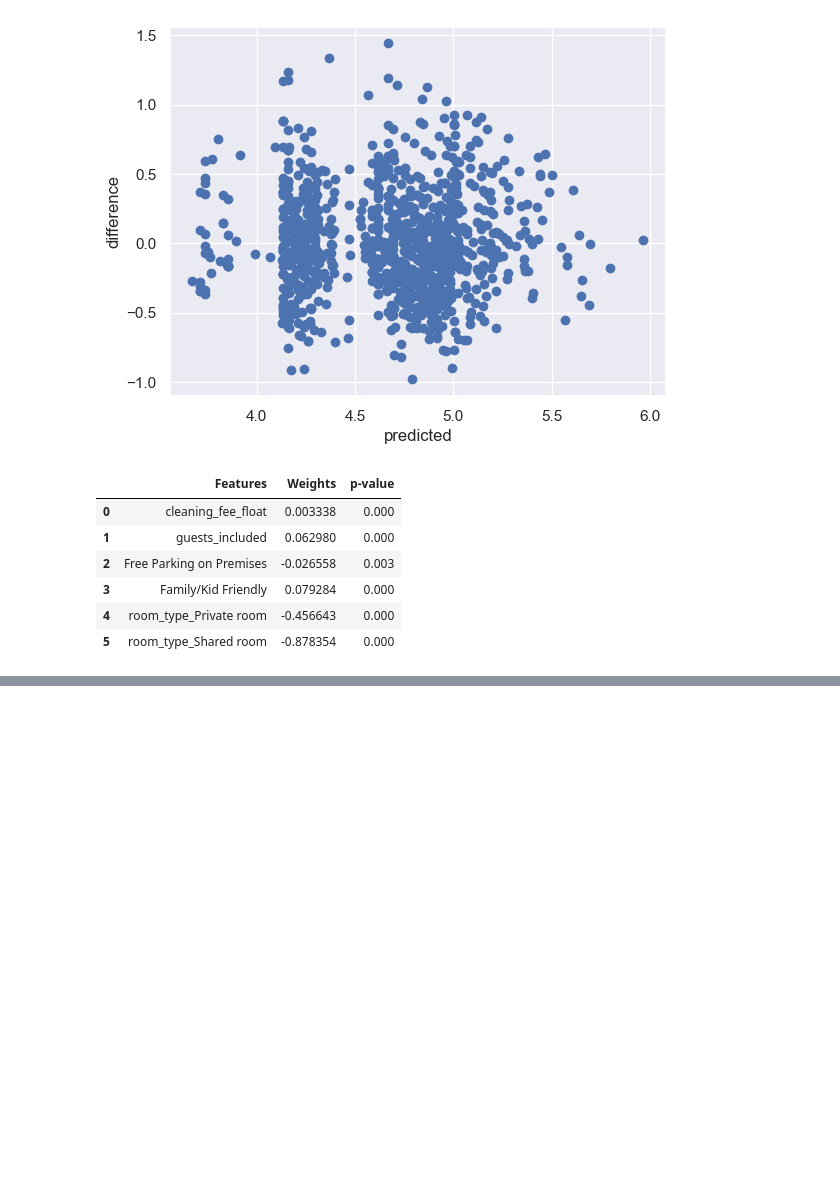
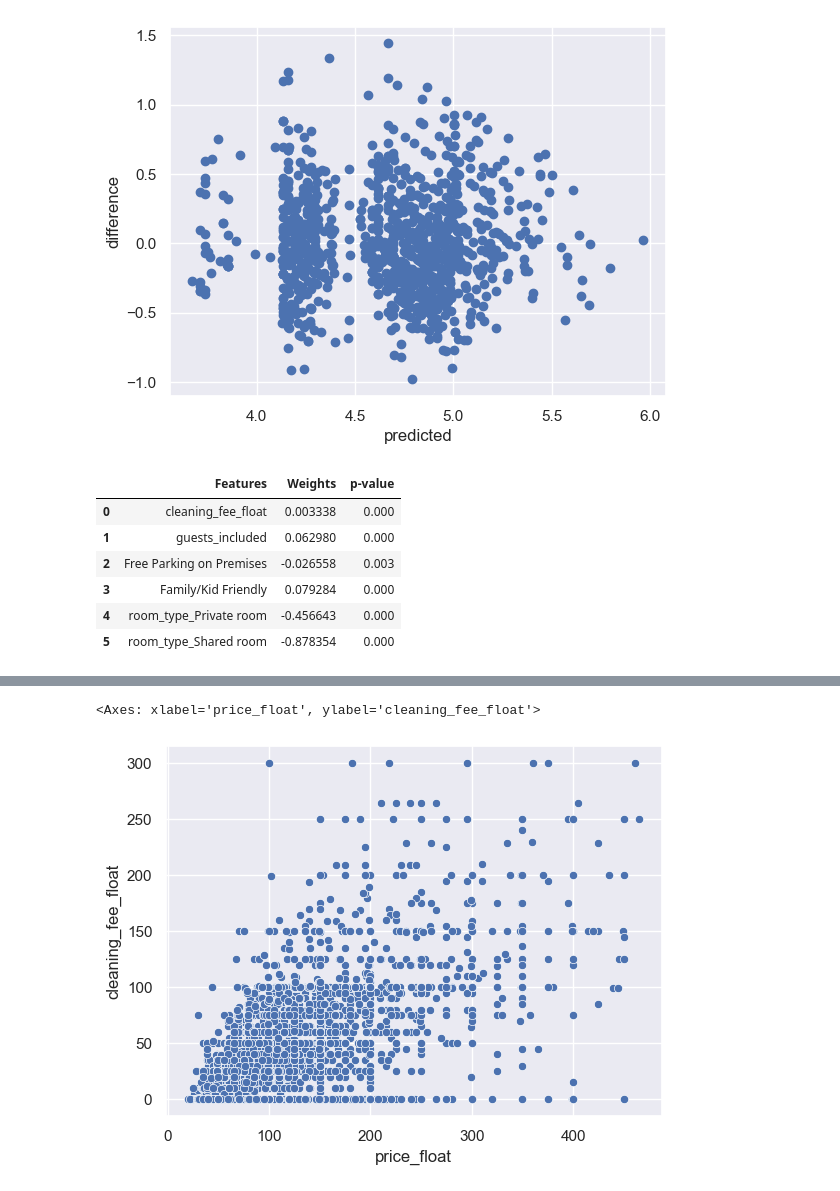
Before and after one commit to lengocanh/UdacityProject1, a Jupyter notebook: SeattleAirbnb.ipynb, the cells around one changed output, grey strips where cells are left out. Cells and saved outputs as stored; diff of their text form; code cells hidden in the pictures; blank space fills up the shorter version.

```diff
--- a/SeattleAirbnb.ipynb
+++ b/SeattleAirbnb.ipynb
@@ -532,0 +607,6 @@ But I could not find the way to modeling it.<br>
+# %%
+sns.scatterplot(data=df_listing_cleaned,
+                x='price_float', y='cleaning_fee_float')
+# %% [output]
+<Axes: xlabel='price_float', ylabel='cleaning_fee_float'>
+[figure, added]
```
Also changed, not shown: parts of 8 cells of this notebook, 1 other file.
